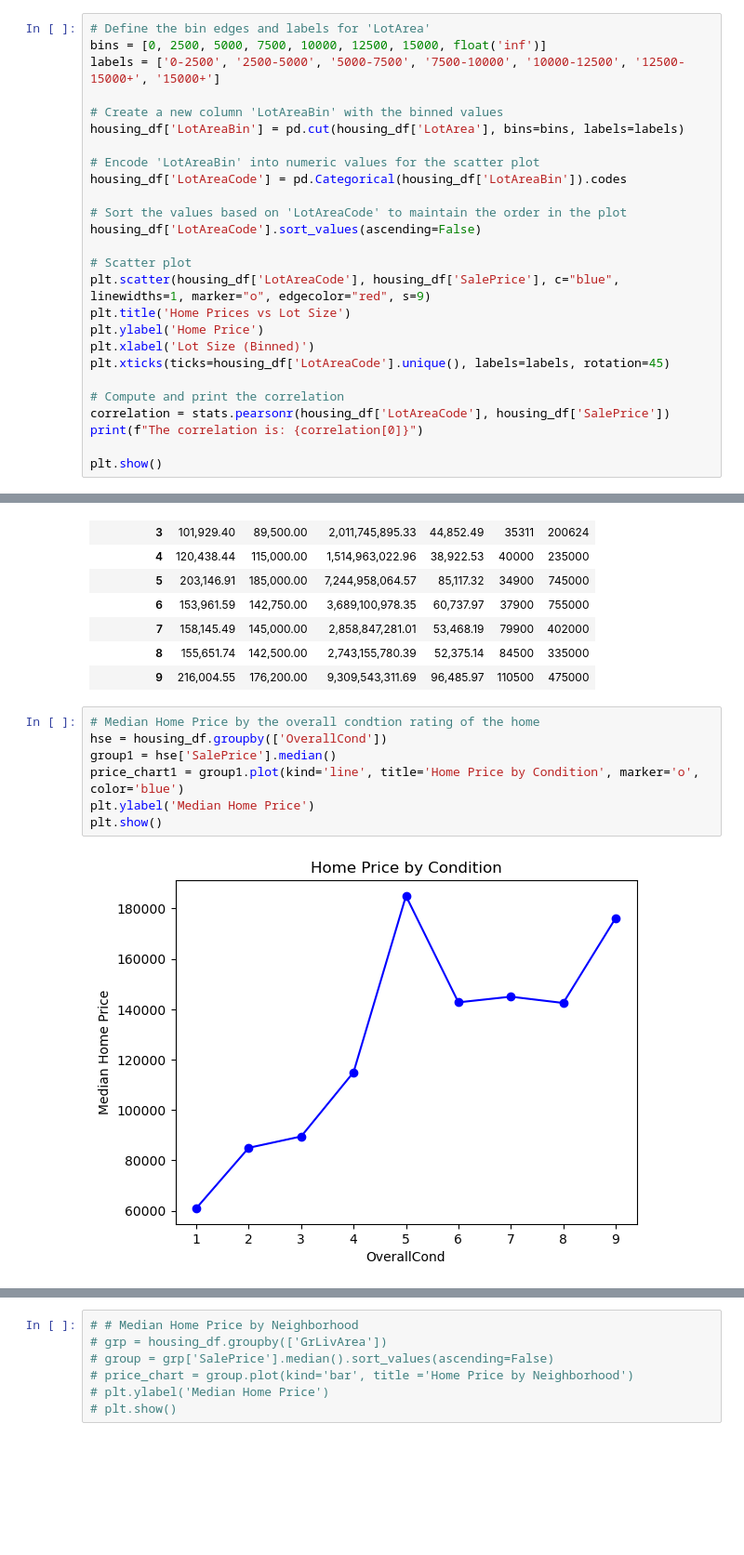
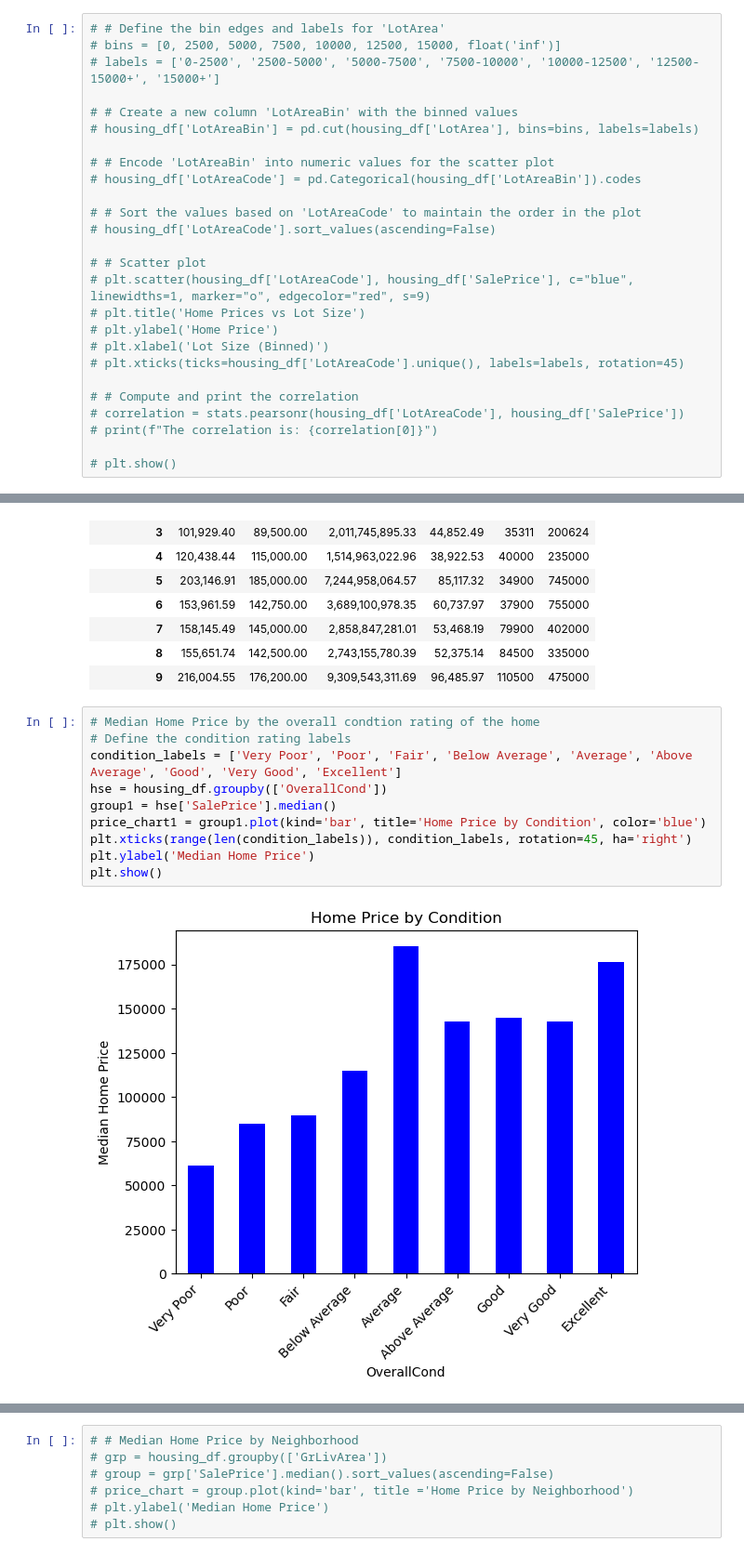
Before and after one commit to rbellgraph1/project_4_home_price, a Jupyter notebook: secondary_home_price_with_model.ipynb, the cells around one changed output, grey strips where cells are left out. Shown: that part at 93% size. Drawn from its saved outputs; the diff is of its cells as text; blank space fills up the shorter version.

```diff
--- a/secondary_home_price_with_model.ipynb
+++ b/secondary_home_price_with_model.ipynb
@@ -86,26 +75,26 @@ housing_df.groupby(['Age']).agg({'SalePrice':['mean','median','std','min', 'max'
 # %%
-# Define the bin edges and labels for 'LotArea'
-bins = [0, 2500, 5000, 7500, 10000, 12500, 15000, float('inf')]
-labels = ['0-2500', '2500-5000', '5000-7500', '7500-10000', '10000-12500', '12500-15000+', '15000+']
+# # Define the bin edges and labels for 'LotArea'
+# bins = [0, 2500, 5000, 7500, 10000, 12500, 15000, float('inf')]
+# labels = ['0-2500', '2500-5000', '5000-7500', '7500-10000', '10000-12500', '12500-15000+', '15000+']
 
-# Create a new column 'LotAreaBin' with the binned values
-housing_df['LotAreaBin'] = pd.cut(housing_df['LotArea'], bins=bins, labels=labels)
+# # Create a new column 'LotAreaBin' with the binned values
+# housing_df['LotAreaBin'] = pd.cut(housing_df['LotArea'], bins=bins, labels=labels)
 
-# Encode 'LotAreaBin' into numeric values for the scatter plot
-housing_df['LotAreaCode'] = pd.Categorical(housing_df['LotAreaBin']).codes
+# # Encode 'LotAreaBin' into numeric values for the scatter plot
+# housing_df['LotAreaCode'] = pd.Categorical(housing_df['LotAreaBin']).codes
 
-# Sort the values based on 'LotAreaCode' to maintain the order in the plot
-housing_df['LotAreaCode'].sort_values(ascending=False)
+# # Sort the values based on 'LotAreaCode' to maintain the order in the plot
+# housing_df['LotAreaCode'].sort_values(ascending=False)
 
-# Scatter plot
-plt.scatter(housing_df['LotAreaCode'], housing_df['SalePrice'], c="blue", linewidths=1, marker="o", edgecolor="red", s=9)
-plt.title('Home Prices vs Lot Size')
-plt.ylabel('Home Price')
-plt.xlabel('Lot Size (Binned)')
-plt.xticks(ticks=housing_df['LotAreaCode'].unique(), labels=labels, rotation=45)
+# # Scatter plot
+# plt.scatter(housing_df['LotAreaCode'], housing_df['SalePrice'], c="blue", linewidths=1, marker="o", edgecolor="red", s=9)
+# plt.title('Home Prices vs Lot Size')
+# plt.ylabel('Home Price')
+# plt.xlabel('Lot Size (Binned)')
+# plt.xticks(ticks=housing_df['LotAreaCode'].unique(), labels=labels, rotation=45)
 
-# Compute and print the correlation
-correlation = stats.pearsonr(housing_df['LotAreaCode'], housing_df['SalePrice'])
-print(f"The correlation is: {correlation[0]}")
+# # Compute and print the correlation
+# correlation = stats.pearsonr(housing_df['LotAreaCode'], housing_df['SalePrice'])
+# print(f"The correlation is: {correlation[0]}")
 
-plt.show()
+# plt.show()
@@ -191,11 +177,14 @@ housing_df.groupby(['OverallCond']).agg({'SalePrice':['mean','median','var','std
 | 9 | 216,004.55 | 176,200.00 | 9,309,543,311.69 | 96,485.97 | 110500 | 475000 |
 # %%
 # Median Home Price by the overall condtion rating of the home
+# Define the condition rating labels
+condition_labels = ['Very Poor', 'Poor', 'Fair', 'Below Average', 'Average', 'Above Average', 'Good', 'Very Good', 'Excellent']
 hse = housing_df.groupby(['OverallCond'])
 group1 = hse['SalePrice'].median()
-price_chart1 = group1.plot(kind='line', title='Home Price by Condition', marker='o', color='blue')
+price_chart1 = group1.plot(kind='bar', title='Home Price by Condition', color='blue')
+plt.xticks(range(len(condition_labels)), condition_labels, rotation=45, ha='right')
 plt.ylabel('Median Home Price')
 plt.show()
 # %% [output]
-[figure, old version]
+[figure, new version]
 # %%
```
Also changed, not shown: parts of 26 cells of this notebook.
